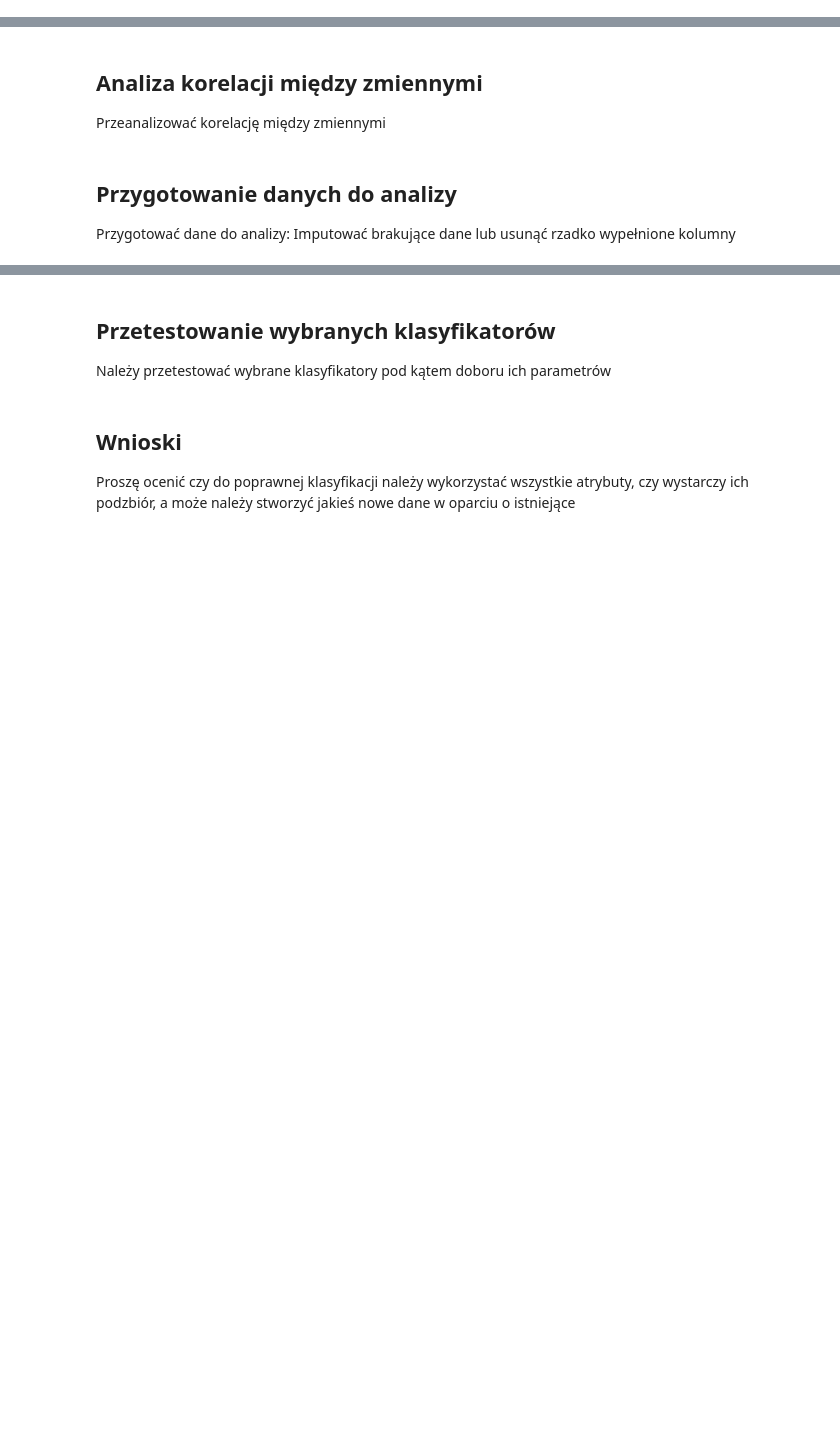
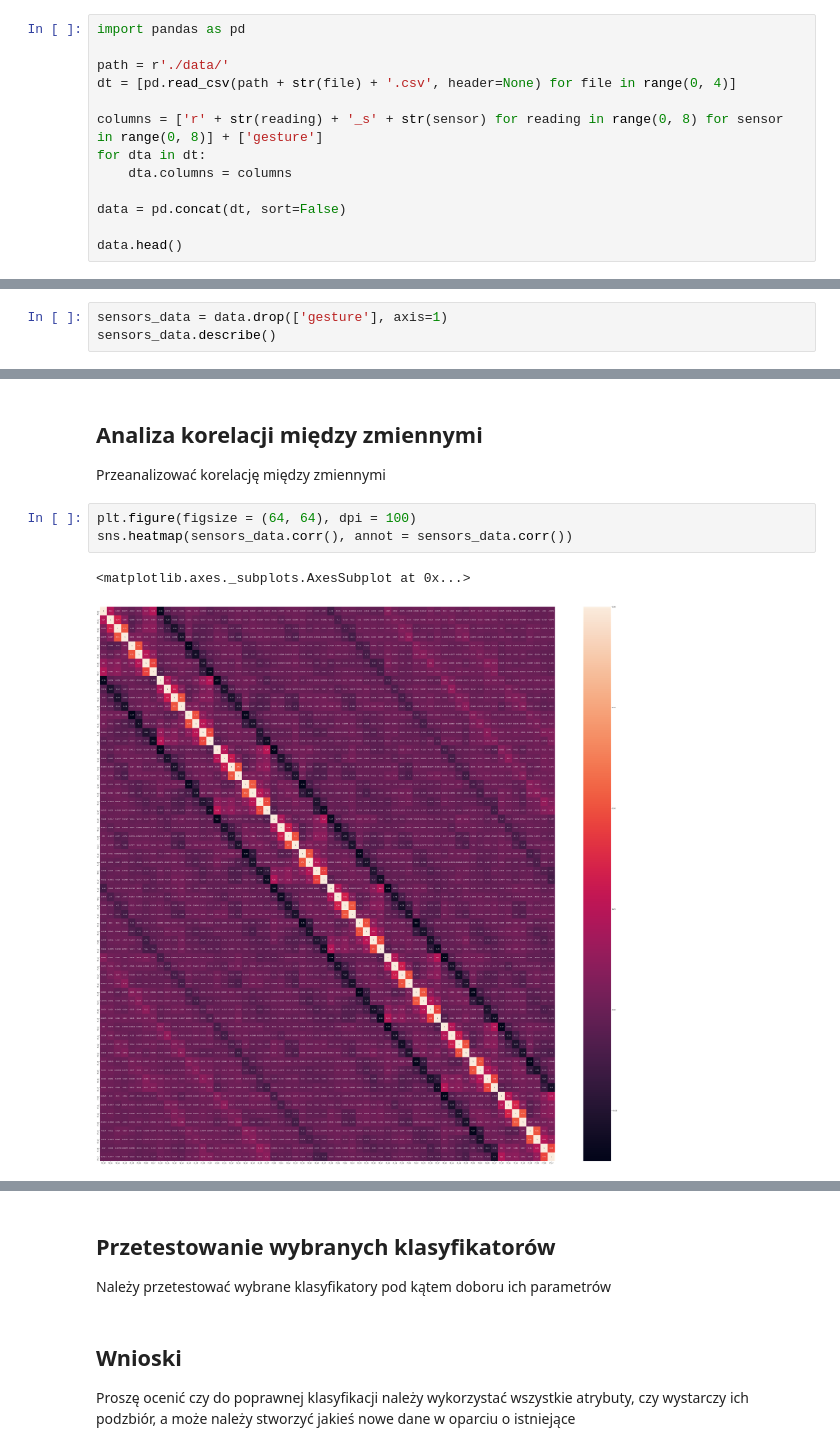
Before and after one commit to dkacperski97/gesture-classification, a Jupyter notebook: gesture-classification.ipynb, the cells around one changed output, grey strips where cells are left out. Saved outputs shown, nothing was run; the diff lists cells and outputs as text; blank space fills up the shorter version.

Commit message:
Added basic analysis of data

```diff
--- a/gesture-classification.ipynb
+++ b/gesture-classification.ipynb
@@ -15,0 +14,13 @@ Określić liczbę obiektów, liczbę klas, zakresy zmienności poszczególnych
+# %%
+import pandas as pd
+
+path = r'./data/'
+dt = [pd.read_csv(path + str(file) + '.csv', header=None) for file in range(0, 4)]
+
+columns = ['r' + str(reading) + '_s' + str(sensor) for reading in range(0, 8) for sensor in range(0, 8)] + ['gesture']
+for dta in dt:
+    dta.columns = columns
+
+data = pd.concat(dt, sort=False)
+
+data.head()
@@ -15,0 +69,3 @@ Określić liczbę obiektów, liczbę klas, zakresy zmienności poszczególnych
+# %%
+sensors_data = data.drop(['gesture'], axis=1)
+sensors_data.describe()
@@ -17,7 +100,9 @@ Określić liczbę obiektów, liczbę klas, zakresy zmienności poszczególnych
 ## Analiza korelacji między zmiennymi
 
 Przeanalizować korelację między zmiennymi
-# %% [markdown]
-## Przygotowanie danych do analizy
-
-Przygotować dane do analizy: Imputować brakujące dane lub usunąć rzadko wypełnione kolumny
+# %%
+plt.figure(figsize = (64, 64), dpi = 100)
+sns.heatmap(sensors_data.corr(), annot = sensors_data.corr())
+# %% [output]
+<matplotlib.axes._subplots.AxesSubplot at 0x...>
+[figure, added]
```
Also changed, not shown: parts of 20 cells of this notebook.
